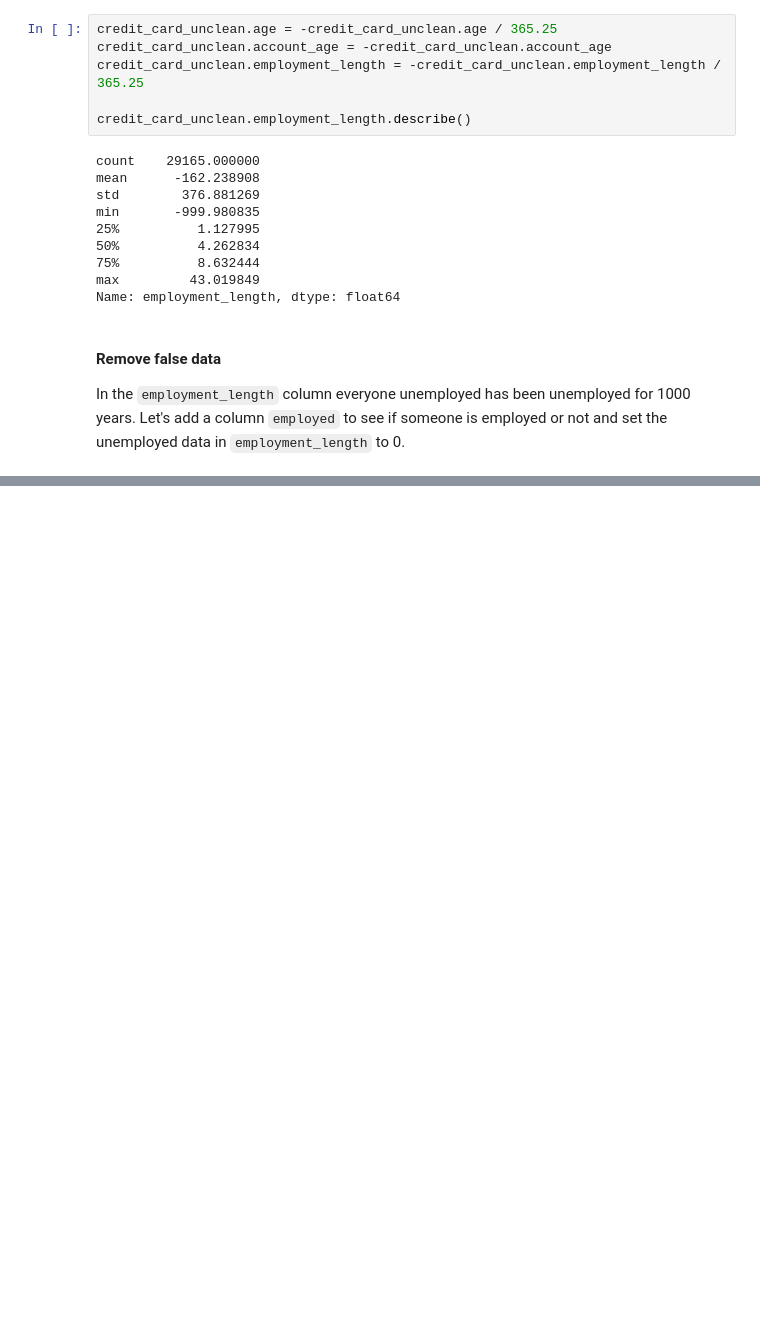
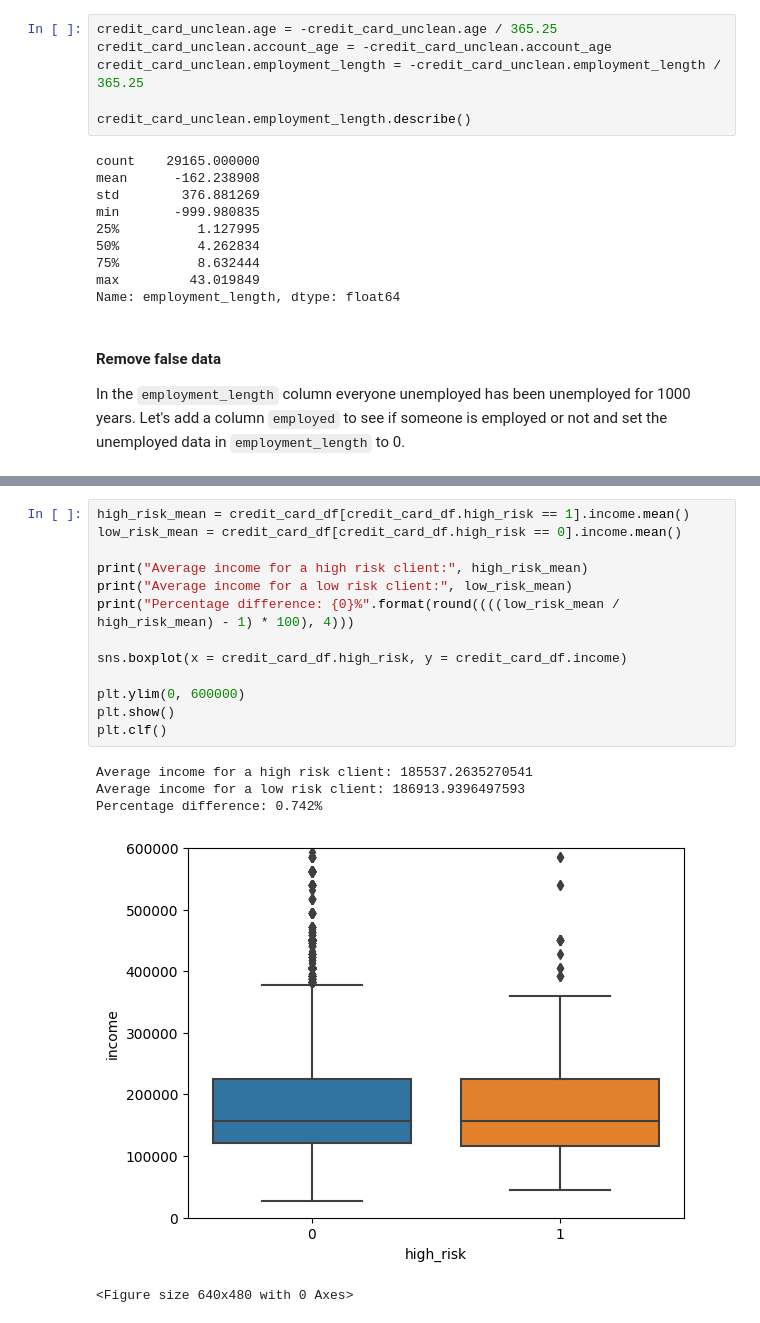
Before and after one commit to Maxrio9/Credit_Card_Risk_Portfolio_Project, a Jupyter notebook: credit_card_analysis.ipynb, the cells around one changed output, grey strips where cells are left out. Saved outputs shown, nothing was run; the diff lists cells and outputs as text; blank space fills up the shorter version.

```diff
--- a/credit_card_analysis.ipynb
+++ b/credit_card_analysis.ipynb
@@ -188,0 +282,19 @@ Name: employed, dtype: object
+# %%
+high_risk_mean = credit_card_df[credit_card_df.high_risk == 1].income.mean()
+low_risk_mean = credit_card_df[credit_card_df.high_risk == 0].income.mean()
+
+print("Average income for a high risk client:", high_risk_mean)
+print("Average income for a low risk client:", low_risk_mean)
+print("Percentage difference: {0}%".format(round((((low_risk_mean / high_risk_mean) - 1) * 100), 4)))
+
+sns.boxplot(x = credit_card_df.high_risk, y = credit_card_df.income)
+
+plt.ylim(0, 600000)
+plt.show()
+plt.clf()
+# %% [output]
+Average income for a high risk client: 185537.2635270541
+Average income for a low risk client: 186913.9396497593
+Percentage difference: 0.742%
+[figure, added]
+<Figure size 640x480 with 0 Axes>
```
Also changed, not shown: parts of 12 cells of this notebook.
